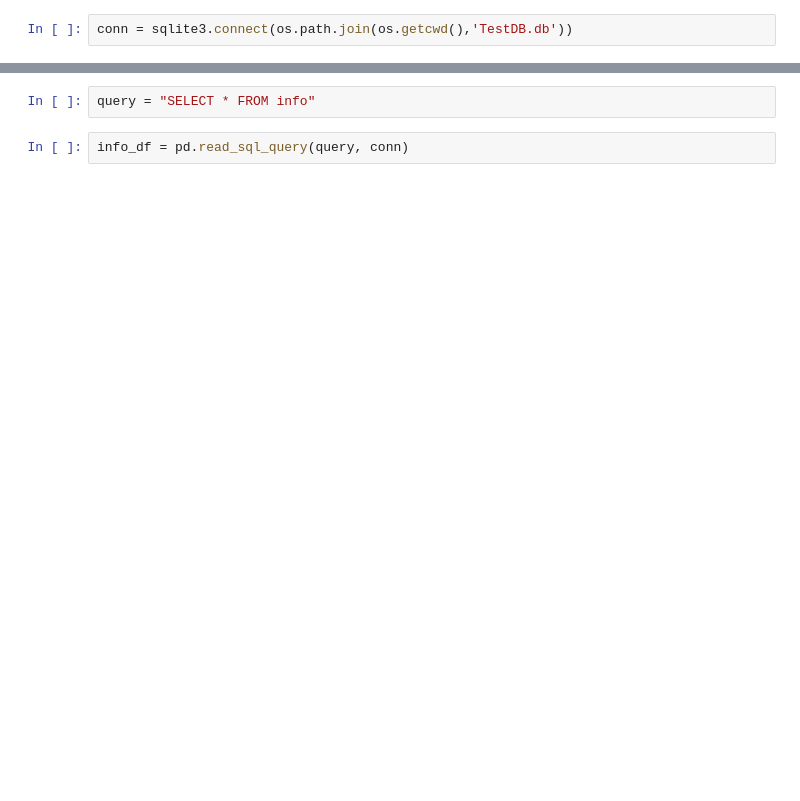
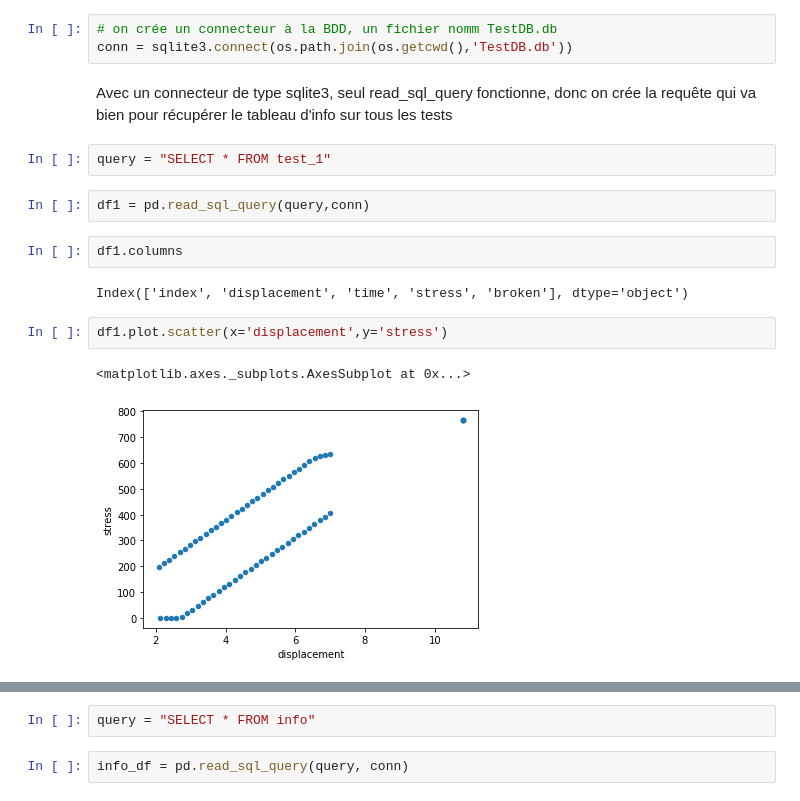
Before and after one commit to hyamanieu/bk_pn_examples, a Jupyter notebook: Viz.ipynb, the cells around one changed output, grey strips where cells are left out. Drawn from its saved outputs; the diff is of its cells as text; blank space fills up the shorter version.

```diff
--- a/Viz.ipynb
+++ b/Viz.ipynb
@@ -6,2 +60,18 @@ import sqlite3
 # %%
+# on crée un connecteur à la BDD, un fichier nomm TestDB.db
 conn = sqlite3.connect(os.path.join(os.getcwd(),'TestDB.db'))
+# %% [markdown]
+Avec un connecteur de type sqlite3, seul read_sql_query fonctionne, donc on crée la requête qui va bien pour récupérer le tableau d'info sur tous les tests
+# %%
+query = "SELECT * FROM test_1"
+# %%
+df1 = pd.read_sql_query(query,conn)
+# %%
+df1.columns
+# %% [output]
+Index(['index', 'displacement', 'time', 'stress', 'broken'], dtype='object')
+# %%
+df1.plot.scatter(x='displacement',y='stress')
+# %% [output]
+<matplotlib.axes._subplots.AxesSubplot at 0x...>
+[figure, added]
```
Also changed, not shown: parts of 42 cells of this notebook, 1 other file.
